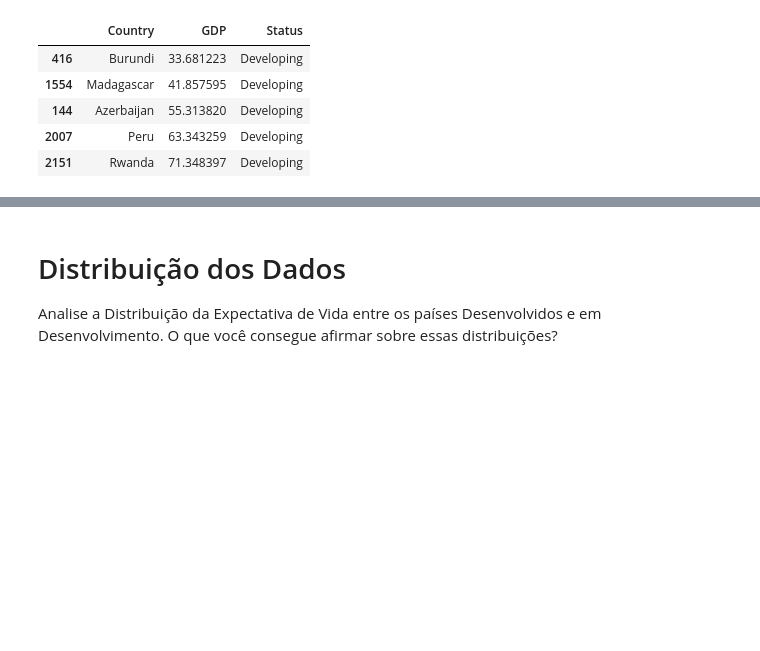
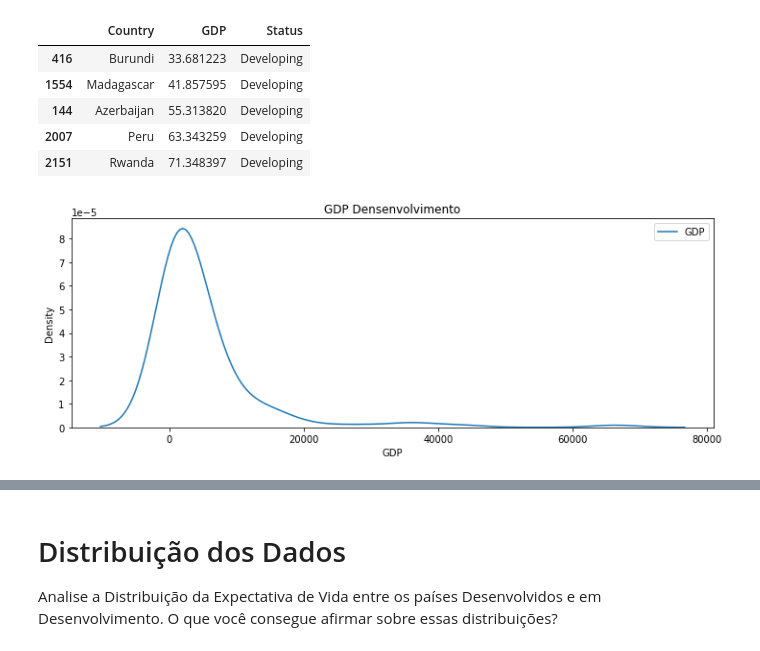
Before and after one commit to smilesrgouveia/Aula, a Jupyter notebook: PL_Python_4_exercicio.ipynb, the cells around one changed output, grey strips where cells are left out. Saved outputs shown, nothing was run; the diff lists cells and outputs as text; code cells hidden in the pictures; blank space fills up the shorter version.

```diff
--- a/PL_Python_4_exercicio.ipynb
+++ b/PL_Python_4_exercicio.ipynb
@@ -97,3 +98,11 @@ desenv.loc[desenv.GDP.nsmallest(5).index][ [ 'Country', 'GDP', 'Status']]
 | 144 | Azerbaijan | 55.313820 | Developing |
 | 2007 | Peru | 63.343259 | Developing |
 | 2151 | Rwanda | 71.348397 | Developing |
+# %%
+plt.figure(figsize=(12,4))
+sns.kdeplot(desenvolvimento.GDP ,label='GDP')
+plt.title('GDP Densenvolvimento')
+plt.legend()
+plt.show()
+# %% [output]
+[figure, added]
```
Also changed, not shown: parts of 6 cells of this notebook.
